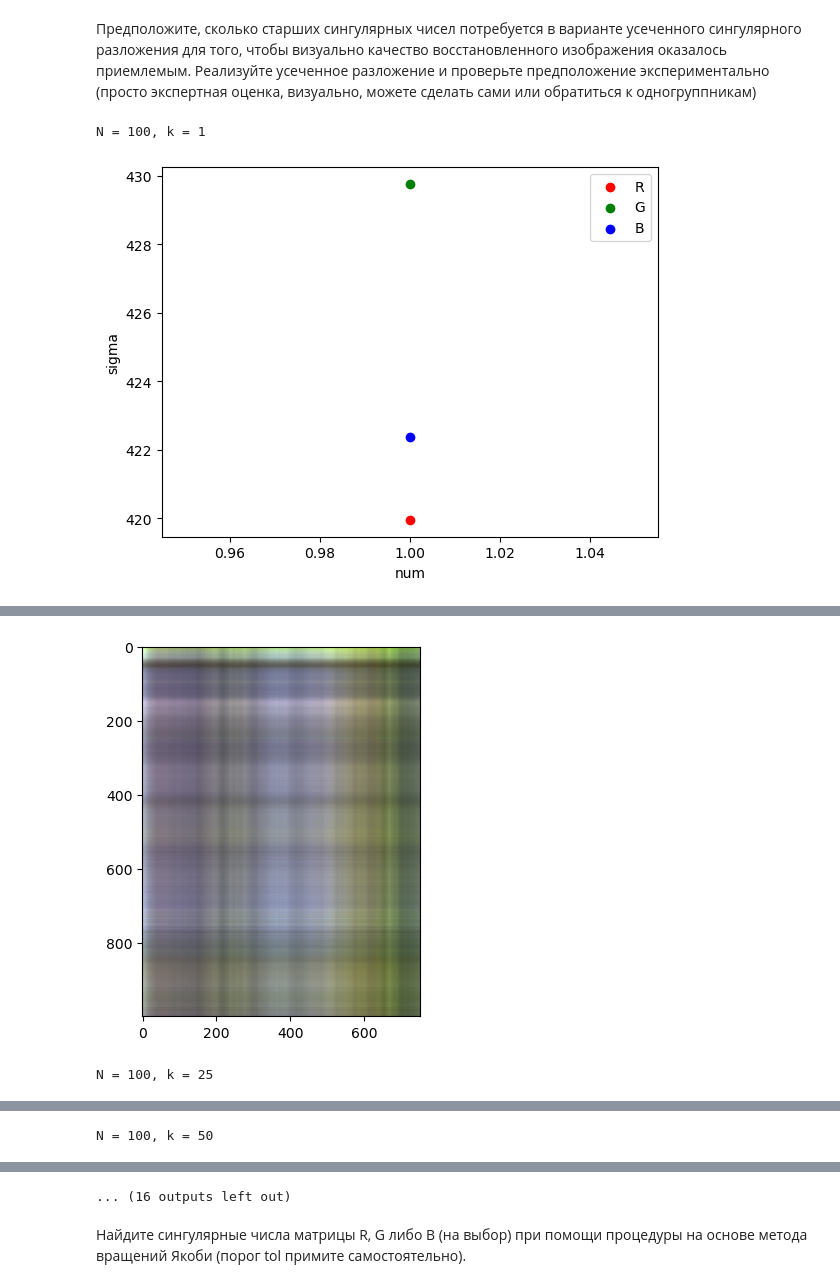
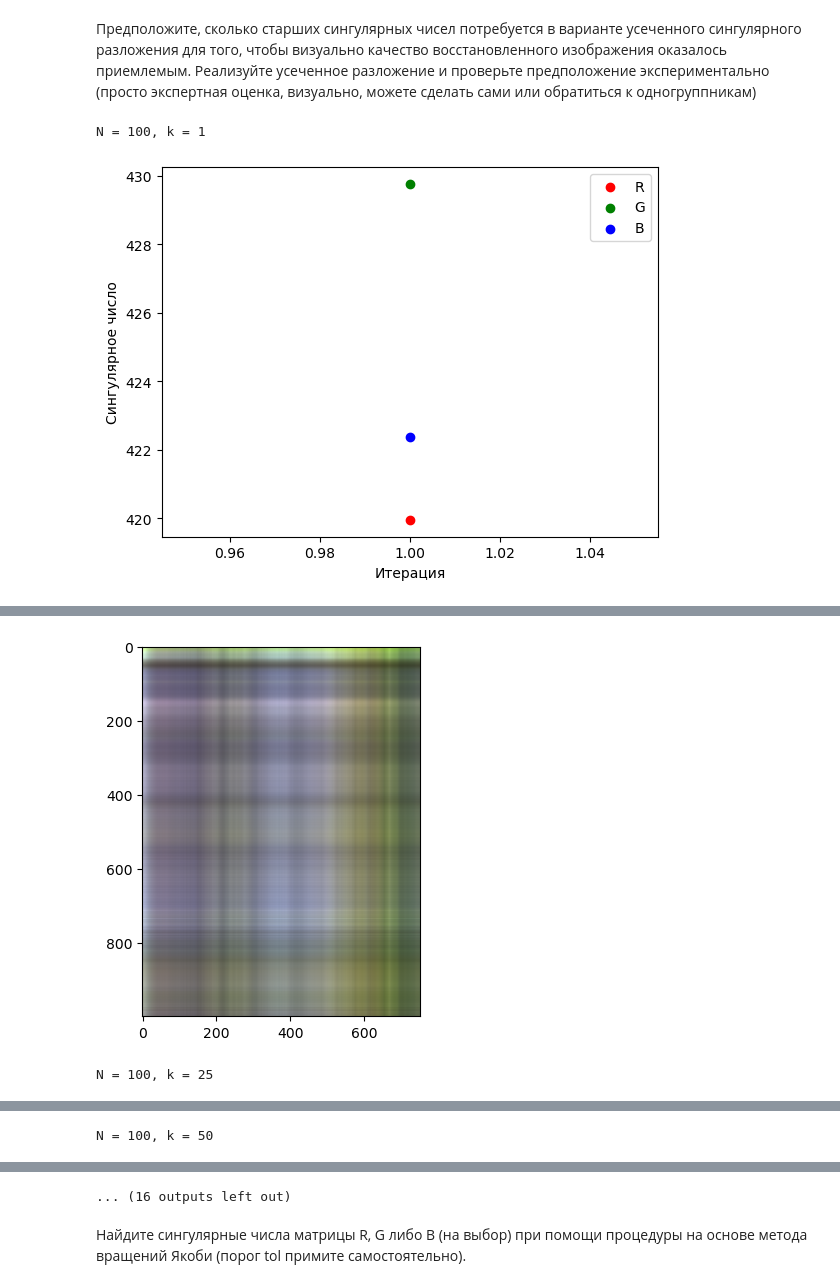
Before and after one commit to vorandpav/NAM, a Jupyter notebook: lab2/NM_EAI_lab_2.ipynb, the cells around one changed output, grey strips where cells are left out. Cells and saved outputs as stored; diff of their text form; code cells hidden in the pictures.

```diff
--- a/lab2/NM_EAI_lab_2.ipynb
+++ b/lab2/NM_EAI_lab_2.ipynb
@@ -10,7 +10,7 @@ import matplotlib.image as image
 
 r = np.random.RandomState(69)
 # %%
-img = image.imread(r'C:\Users\user\PycharmProjects\NAM\lab2\kot-eti-udivitelnye-kotiki.jpg')
+img = image.imread(r'C:\Users\VORANDPAV BIG SPB\PycharmProjects\NAM\lab2\kot-eti-udivitelnye-kotiki.jpg')
 
 plt.imshow(img)
 plt.show()
@@ -144,10 +144,10 @@ def singular_decomposition_truncated(A, N, k):
     counter = 0
     m = A.shape[1]
 
-    def pm(M, limit):
+    def pm(M, N):
         x = np.ones(m)
         x = x / np.linalg.norm(x, 2)
-        for _ in range(limit):
+        for _ in range(N):
             x = M @ x
             x = x / np.linalg.norm(x, 2)
         ev = (M @ x @ x) / (x @ x)
@@ -186,21 +186,21 @@ B_T_SVD = [singular_decomposition_truncated(B, 100, k_i) for k_i in k]
 # %%
 def plot_truncated_singular_values(R_T_SVD, G_T_SVD, B_T_SVD, k):
     print(f'N = 100, k = {k}')
     plt.scatter(np.arange(1, R_T_SVD[1].shape[0] + 1, 1), np.diag(R_T_SVD[1]), color='red', label='R')
     plt.scatter(np.arange(1, G_T_SVD[1].shape[0] + 1, 1), np.diag(G_T_SVD[1]), color='green', label='G')
     plt.scatter(np.arange(1, B_T_SVD[1].shape[0] + 1, 1), np.diag(B_T_SVD[1]), color='blue', label='B')
-    plt.xlabel('num')
-    plt.ylabel('sigma')
+    plt.xlabel('Итерация')
+    plt.ylabel('Сингулярное число')
     plt.legend()
     plt.show()
     print(f'R norm: {np.linalg.norm(R - R_T_SVD[0] @ R_T_SVD[1] @ R_T_SVD[2])}')
     print(f'G norm: {np.linalg.norm(G - G_T_SVD[0] @ G_T_SVD[1] @ G_T_SVD[2])}')
     print(f'B norm: {np.linalg.norm(B - B_T_SVD[0] @ B_T_SVD[1] @ B_T_SVD[2])}')
     restore_image(R_T_SVD, G_T_SVD, B_T_SVD)
 
 
 for k_i in range(7):
     plot_truncated_singular_values(R_T_SVD[k_i], G_T_SVD[k_i], B_T_SVD[k_i], k[k_i])
 # %% [output]
 N = 100, k = 1
-[figure, old version]
+[figure, new version]
```
Also changed, not shown: parts of 10 cells of this notebook.
